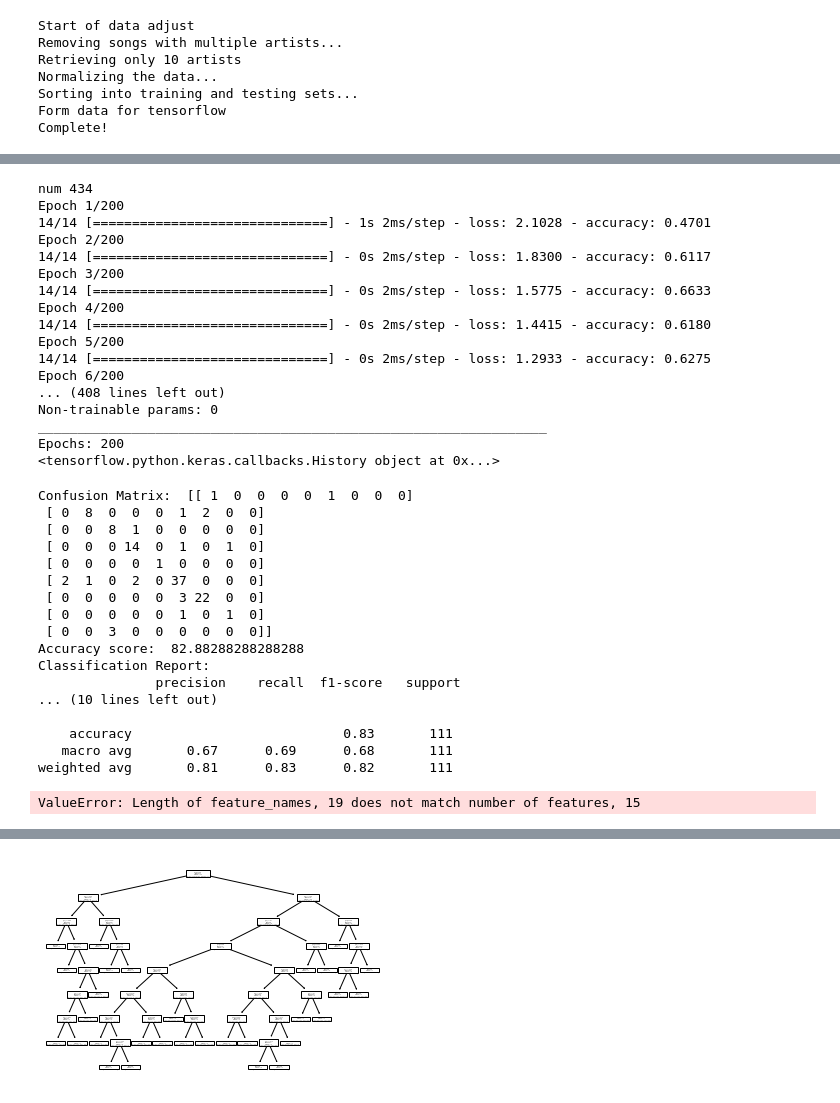
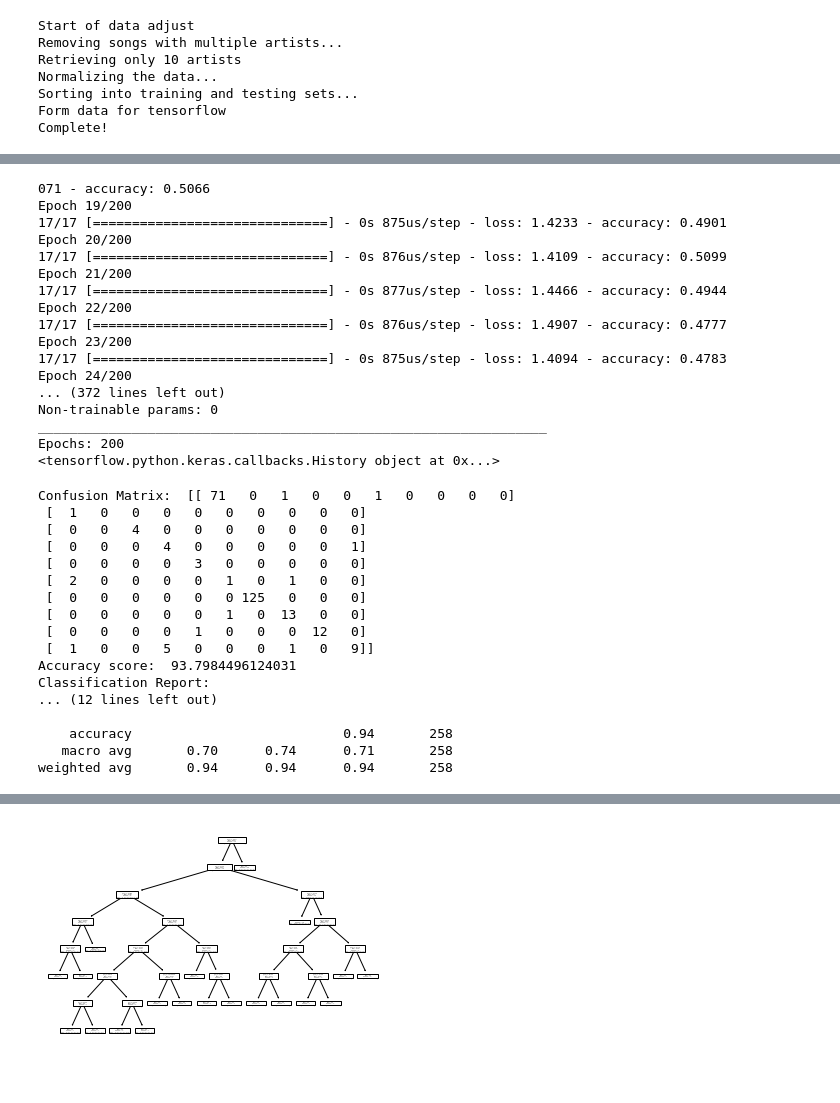
Before and after one commit to ChunbleBee/CPTS437-ML-SemesterProject, a Jupyter notebook: project.ipynb, the cells around one changed output, grey strips where cells are left out. Saved outputs shown, nothing was run; the diff lists cells and outputs as text; code cells hidden in the pictures.

```diff
--- a/project.ipynb
+++ b/project.ipynb
@@ -13,20 +13,20 @@ row_swaps = ['acousticness',
  'duration_ms',
  'energy',
  'explicit',
- 'id',
  'instrumentalness',
  'key',
  'liveness',
  'loudness',
  'mode',
- 'name',
  'popularity',
- 'release_date',
  'speechiness',
  'tempo',
  'valence',
  'year',
- 'artists']
+ 'artists',
+ 'name',
+ 'release_date',
+ 'id']
 
 # Here's how you reduce sample the data set.
 # sample_data will contain every 100th row. This is just as an example
@@ -96,13 +96,13 @@ def CalcNormalizations(features):
     ofeatures = copy.deepcopy(features)
     length = len(ofeatures[0])
 
+    for i in range(len(maxes)):
+        maxes[i] -= mins[i]
+
     for row in ofeatures:
         for i in range(len(row) - 1):
-            row[i] = (row[i] - mins[i])/(maxes[i] - mins[i])
-
-    for row in ofeatures:
-        for i in range(length - 1):
-            row[i] = row[i]/maxes[i]
+            if (maxes[i] > 0):
+                row[i] = (row[i] - mins[i])/maxes[0]
 
     return ofeatures
 
@@ -392,19 +393,19 @@ def run_model(epochs=200):
 
 run_model()
 # %% [output]
-num 434
-Epoch 1/200
-14/14 [==============================] - 1s 2ms/step - loss: 2.1028 - accuracy: 0.4701
-Epoch 2/200
-14/14 [==============================] - 0s 2ms/step - loss: 1.8300 - accuracy: 0.6117
-Epoch 3/200
-14/14 [==============================] - 0s 2ms/step - loss: 1.5775 - accuracy: 0.6633
-Epoch 4/200
-14/14 [==============================] - 0s 2ms/step - loss: 1.4415 - accuracy: 0.6180
-Epoch 5/200
-14/14 [==============================] - 0s 2ms/step - loss: 1.2933 - accuracy: 0.6275
-Epoch 6/200
-... (408 lines left out)
+071 - accuracy: 0.5066
+Epoch 19/200
+17/17 [==============================] - 0s 875us/step - loss: 1.4233 - accuracy: 0.4901
+Epoch 20/200
+17/17 [==============================] - 0s 876us/step - loss: 1.4109 - accuracy: 0.5099
+Epoch 21/200
+17/17 [==============================] - 0s 877us/step - loss: 1.4466 - accuracy: 0.4944
+Epoch 22/200
+17/17 [==============================] - 0s 876us/step - loss: 1.4907 - accuracy: 0.4777
+Epoch 23/200
+17/17 [==============================] - 0s 875us/step - loss: 1.4094 - accuracy: 0.4783
+Epoch 24/200
+... (372 lines left out)
 Non-trainable params: 0
 _________________________________________________________________
 Epochs: 200
@@ -417,6 +418,7 @@ from sklearn import tree
 from sklearn.tree import DecisionTreeClassifier
 from sklearn.metrics import accuracy_score
 from sklearn.metrics import classification_report
+import graphviz
 
 X_train = tf_dataset[0]
 Y_train = tf_dataset[1]
@@ -433,28 +435,27 @@ print("Classification Report: \n", classification_report(Y_test, y_pred))
 
 tree.plot_tree(clf)
 dot_data = tree.export_graphviz(clf, out_file=None,
-                      feature_names=row_swaps,
+                      feature_names=row_swaps[:15],
                       class_names=Artists,
                       filled=True, rounded=True,
                       special_characters=True)
 graph = graphviz.Source(dot_data)
 graph
 # %% [output]
-Confusion Matrix:  [[ 1  0  0  0  0  1  0  0  0]
- [ 0  8  0  0  0  1  2  0  0]
- [ 0  0  8  1  0  0  0  0  0]
- [ 0  0  0 14  0  1  0  1  0]
- [ 0  0  0  0  1  0  0  0  0]
- [ 2  1  0  2  0 37  0  0  0]
- [ 0  0  0  0  0  3 22  0  0]
- [ 0  0  0  0  0  1  0  1  0]
- [ 0  0  3  0  0  0  0  0  0]]
-Accuracy score:  82.88288288288288
+Confusion Matrix:  [[ 71   0   1   0   0   1   0   0   0   0]
+ [  1   0   0   0   0   0   0   0   0   0]
+ [  0   0   4   0   0   0   0   0   0   0]
+ [  0   0   0   4   0   0   0   0   0   1]
+ [  0   0   0   0   3   0   0   0   0   0]
+ [  2   0   0   0   0   1   0   1   0   0]
+ [  0   0   0   0   0   0 125   0   0   0]
+ [  0   0   0   0   0   1   0  13   0   0]
+ [  0   0   0   0   1   0   0   0  12   0]
+ [  1   0   0   5   0   0   0   1   0   9]]
+Accuracy score:  93.7984496124031
 Classification Report:
-               precision    recall  f1-score   support
-... (10 lines left out)
+... (12 lines left out)
 
-    accuracy                           0.83       111
-   macro avg       0.67      0.69      0.68       111
-weighted avg       0.81      0.83      0.82       111
+    accuracy                           0.94       258
+   macro avg       0.70      0.74      0.71       258
+weighted avg       0.94      0.94      0.94       258
-ValueError: Length of feature_names, 19 does not match number of features, 15
@@ -461 +463 @@ ValueError: Length of feature_names, 19 does not match number of features, 15
-[figure, old version]
+[figure, new version]
```
Also changed, not shown: parts of 3 cells of this notebook.
